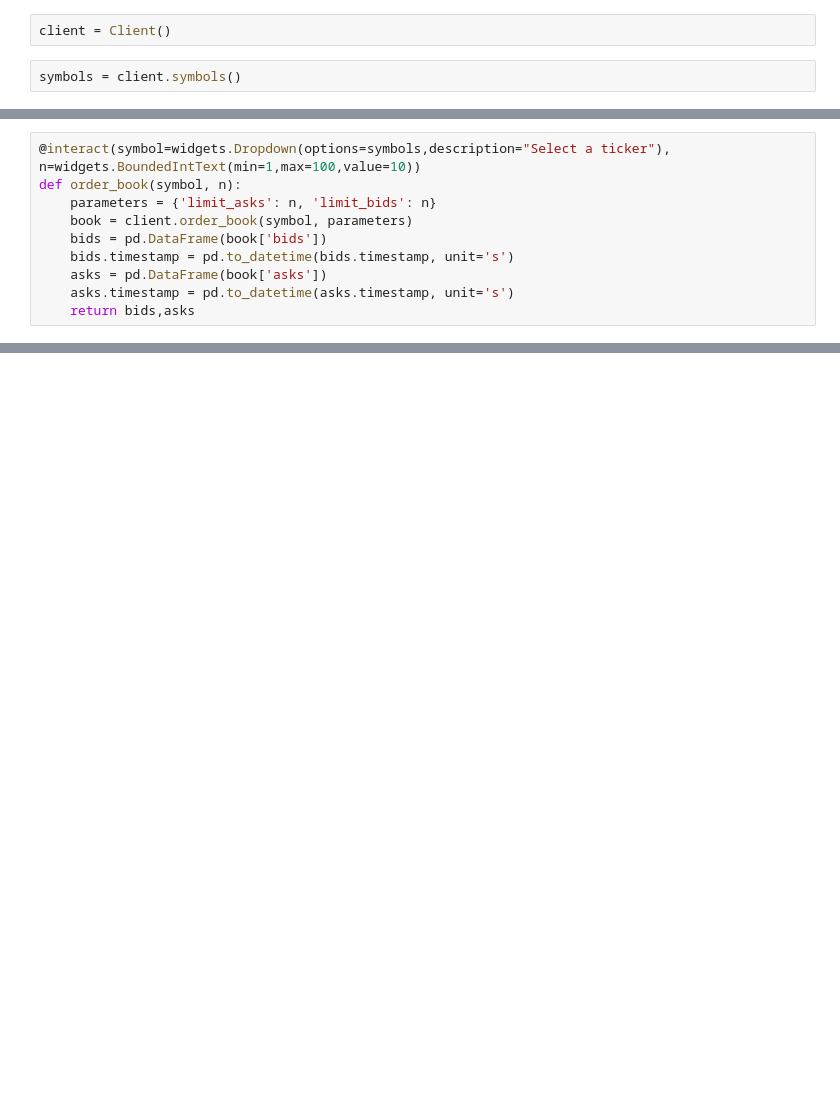
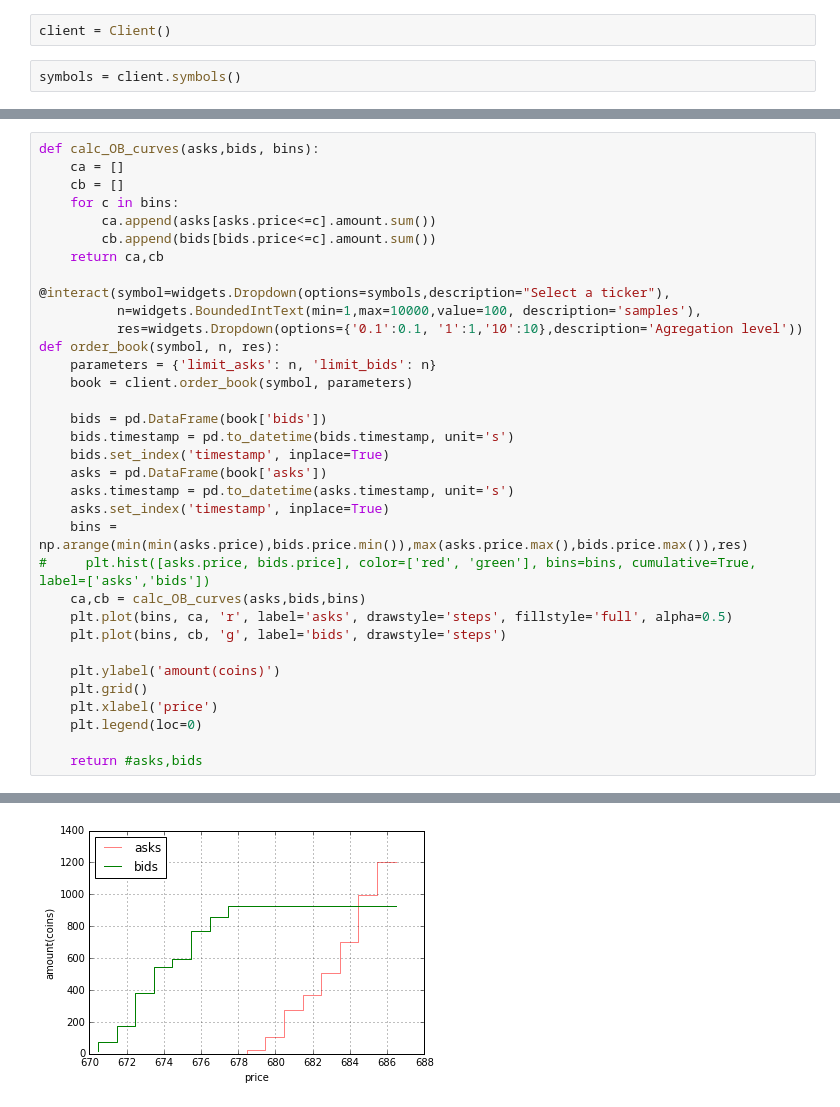
Before and after one commit to fccoelho/crypto_algo_trading, a Jupyter notebook: Bitfinex.ipynb, the cells around one changed output, grey strips where cells are left out. Drawn from its saved outputs; the diff is of its cells as text; blank space fills up the shorter version.

Commit message:
updated the interacts

```diff
--- a/Bitfinex.ipynb
+++ b/Bitfinex.ipynb
@@ -21,11 +27,35 @@ def ticker(symbol):
 # %%
-@interact(symbol=widgets.Dropdown(options=symbols,description="Select a ticker"), n=widgets.BoundedIntText(min=1,max=100,value=10))
-def order_book(symbol, n):
+def calc_OB_curves(asks,bids, bins):
+    ca = []
+    cb = []
+    for c in bins:
+        ca.append(asks[asks.price<=c].amount.sum())
+        cb.append(bids[bids.price<=c].amount.sum())
+    return ca,cb
+
+@interact(symbol=widgets.Dropdown(options=symbols,description="Select a ticker"),
+          n=widgets.BoundedIntText(min=1,max=10000,value=100, description='samples'),
+          res=widgets.Dropdown(options={'0.1':0.1, '1':1,'10':10},description='Agregation level'))
+def order_book(symbol, n, res):
     parameters = {'limit_asks': n, 'limit_bids': n}
     book = client.order_book(symbol, parameters)
+
     bids = pd.DataFrame(book['bids'])
     bids.timestamp = pd.to_datetime(bids.timestamp, unit='s')
+    bids.set_index('timestamp', inplace=True)
     asks = pd.DataFrame(book['asks'])
     asks.timestamp = pd.to_datetime(asks.timestamp, unit='s')
-    return bids,asks
+    asks.set_index('timestamp', inplace=True)
+    bins = np.arange(min(min(asks.price),bids.price.min()),max(asks.price.max(),bids.price.max()),res)
+#     plt.hist([asks.price, bids.price], color=['red', 'green'], bins=bins, cumulative=True, label=['asks','bids'])
+    ca,cb = calc_OB_curves(asks,bids,bins)
+    plt.plot(bins, ca, 'r', label='asks', drawstyle='steps', fillstyle='full', alpha=0.5)
+    plt.plot(bins, cb, 'g', label='bids', drawstyle='steps')
+
+    plt.ylabel('amount(coins)')
+    plt.grid()
+    plt.xlabel('price')
+    plt.legend(loc=0)
+
+    return #asks,bids
 # %% [output]
@@ -49,3 +62,4 @@ def order_book(symbol, n):
+[figure, added]
 # %%
 parameters = {'limit_asks': 20, 'limit_bids': 20}
 
```
Also changed, not shown: parts of 5 cells of this notebook, 2 other files.
